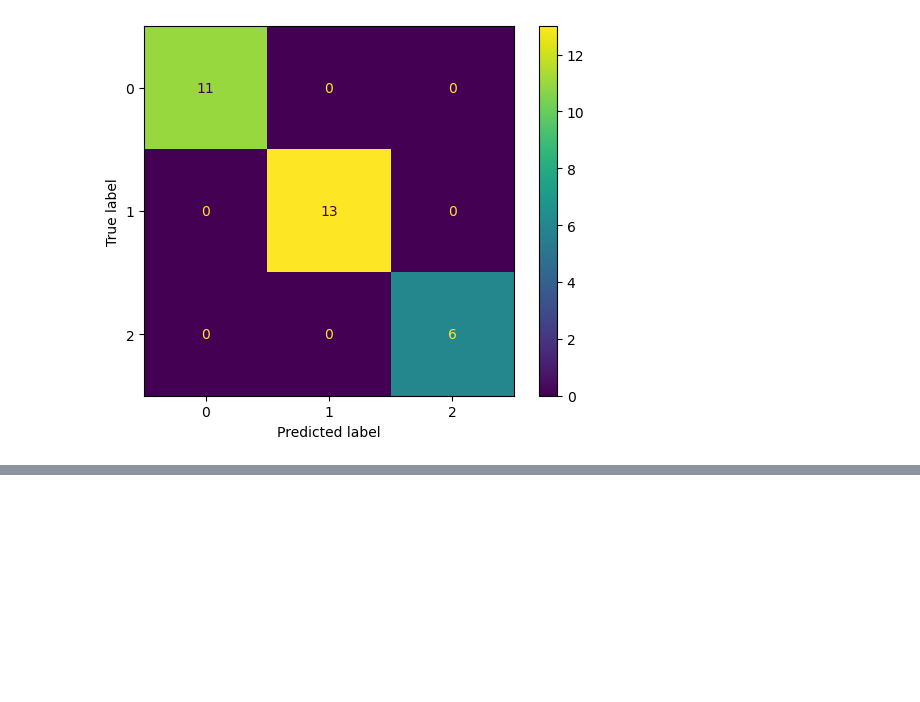
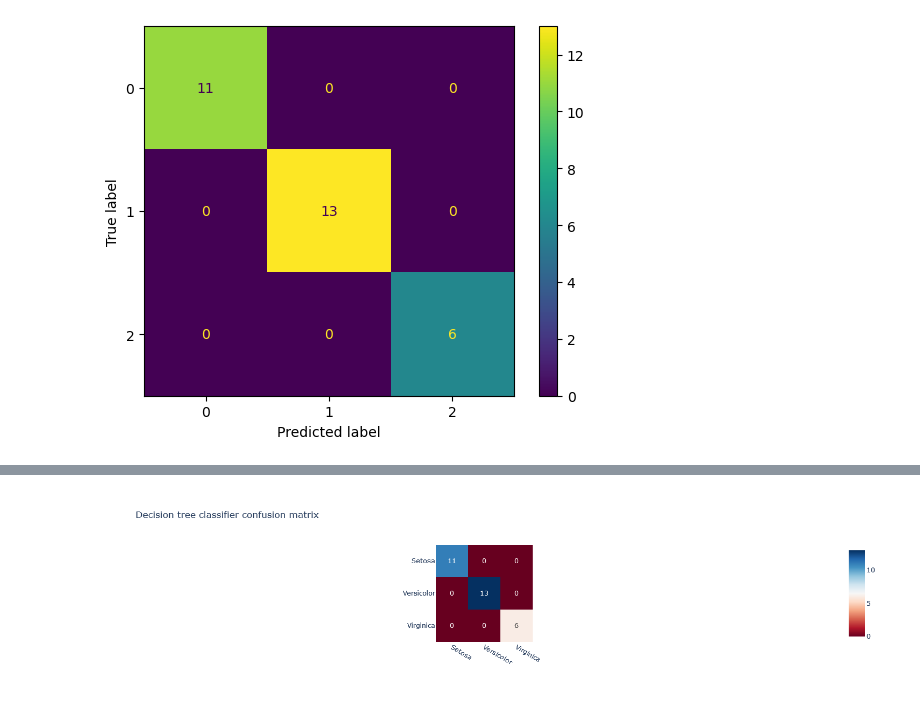
Before and after one commit to IgorEisenlohr/DataScience, a Jupyter notebook: Iris.ipynb, the cells around one changed output, grey strips where cells are left out. Drawn from its saved outputs; the diff is of its cells as text; code cells hidden in the pictures; blank space fills up the shorter version.

```diff
--- a/Iris.ipynb
+++ b/Iris.ipynb
@@ -198,0 +222,8 @@ cm.plot()
+# %%
+matriz_confusao = confusion_matrix(y_test, y_pred2)
+cm =px.imshow(matriz_confusao, text_auto=True,
+         x=model2.classes_, y=model2.classes_, title='Decision tree classifier confusion matrix',
+             color_continuous_scale='rdbu')
+cm
+# %% [output]
+[figure, added]
```
Also changed, not shown: parts of 7 cells of this notebook.
